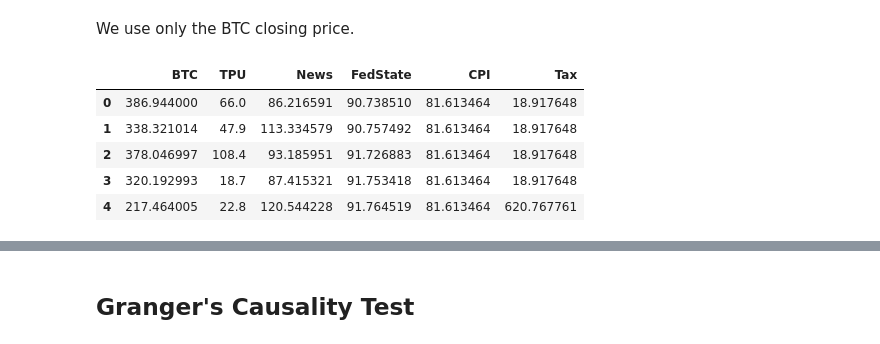
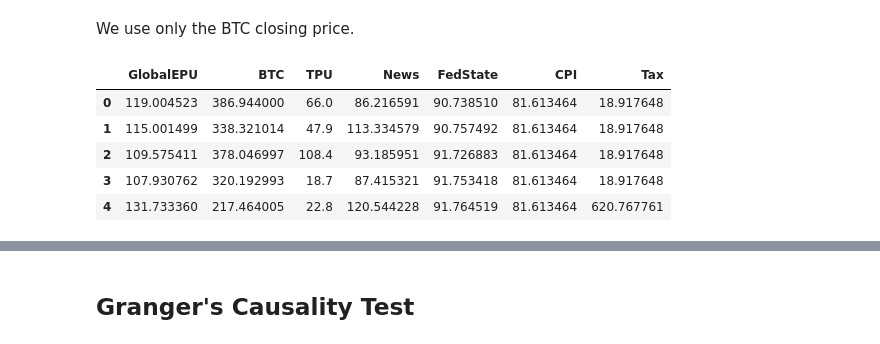
Before and after one commit to ikttan/btc-econ, a Jupyter notebook: granger.ipynb, the cells around one changed output, grey strips where cells are left out. Saved outputs shown, nothing was run; the diff lists cells and outputs as text; code cells hidden in the pictures.

Commit message:
version 0.1 with Global EPU

```diff
--- a/granger.ipynb
+++ b/granger.ipynb
@@ -28,0 +65,4 @@ usDf = pd.read_csv("data/US_Policy_Index-Monthly-Since1985.csv")
+# %%
+globalDf['Year'] = globalDf['Year'].astype('int')
+# %%
+globalDf['Month'] = globalDf['Month'].astype('int')
@@ -195,6 +248,9 @@ usDf.tail()
 ## Merge Data
 # %% [markdown]
 As the BTC dataset only starts from September 2014 and the China and US dataset is only up to July 2020, we will need to filter them before combining all of them together in one dataframe.
+# %%
+globalDf = globalDf[ ~((globalDf['Year'] == 2020) & (globalDf['Month'] > 7)) ]
+globalDf = globalDf[ ~((globalDf['Year'] == 2014) & (globalDf['Month'] < 9)) ]
 # %%
 btcDf = btcDf[ ~((btcDf['Year'] == 2020) & (btcDf['Month'] > 7)) ]
 chinaDf = chinaDf[ ~((chinaDf['Year'] == 2014) & (chinaDf['Month'] < 9)) ]
@@ -205,7 +261,7 @@ if (len(btcDf) == len(chinaDf) == len(usDf)):
 # %% [output]
 Data frames ready to merge
 # %%
-allDf = btcDf.merge(chinaDf).merge(usDf)
+allDf = globalDf.merge(btcDf.merge(chinaDf).merge(usDf))
 # %%
 allDf.head()
 # %% [output]
@@ -227,16 +283,16 @@ Just to get some intuition on the type of data we are dealing with, we do a norm
 # %% [markdown]
 We use only the BTC closing price.
 # %%
-gDf = allDf.loc[:,['Close', 'TPU', 'News_Based_Policy_Uncert_Index', 'FedStateLocal_Ex_disagreement', 'CPI_disagreement', 'Tax_expiration']]
-gDf.columns = ['BTC','TPU','News', 'FedState', 'CPI','Tax']
+gDf = allDf.loc[:,['GEPU_current','Close', 'TPU', 'News_Based_Policy_Uncert_Index', 'FedStateLocal_Ex_disagreement', 'CPI_disagreement', 'Tax_expiration']]
+gDf.columns = ['GlobalEPU', 'BTC','TPU','News', 'FedState', 'CPI','Tax']
 gDf.head()
 # %% [output]
-|  | BTC | TPU | News | FedState | CPI | Tax |
-| 0 | 386.944000 | 66.0 | 86.216591 | 90.738510 | 81.613464 | 18.917648 |
-| 1 | 338.321014 | 47.9 | 113.334579 | 90.757492 | 81.613464 | 18.917648 |
-| 2 | 378.046997 | 108.4 | 93.185951 | 91.726883 | 81.613464 | 18.917648 |
-| 3 | 320.192993 | 18.7 | 87.415321 | 91.753418 | 81.613464 | 18.917648 |
-| 4 | 217.464005 | 22.8 | 120.544228 | 91.764519 | 81.613464 | 620.767761 |
+|  | GlobalEPU | BTC | TPU | News | FedState | CPI | Tax |
+| 0 | 119.004523 | 386.944000 | 66.0 | 86.216591 | 90.738510 | 81.613464 | 18.917648 |
+| 1 | 115.001499 | 338.321014 | 47.9 | 113.334579 | 90.757492 | 81.613464 | 18.917648 |
+| 2 | 109.575411 | 378.046997 | 108.4 | 93.185951 | 91.726883 | 81.613464 | 18.917648 |
+| 3 | 107.930762 | 320.192993 | 18.7 | 87.415321 | 91.753418 | 81.613464 | 18.917648 |
+| 4 | 131.733360 | 217.464005 | 22.8 | 120.544228 | 91.764519 | 81.613464 | 620.767761 |
 # %%
 from scipy import stats
 
```
Also changed, not shown: parts of 15 cells of this notebook, 1 other file.
